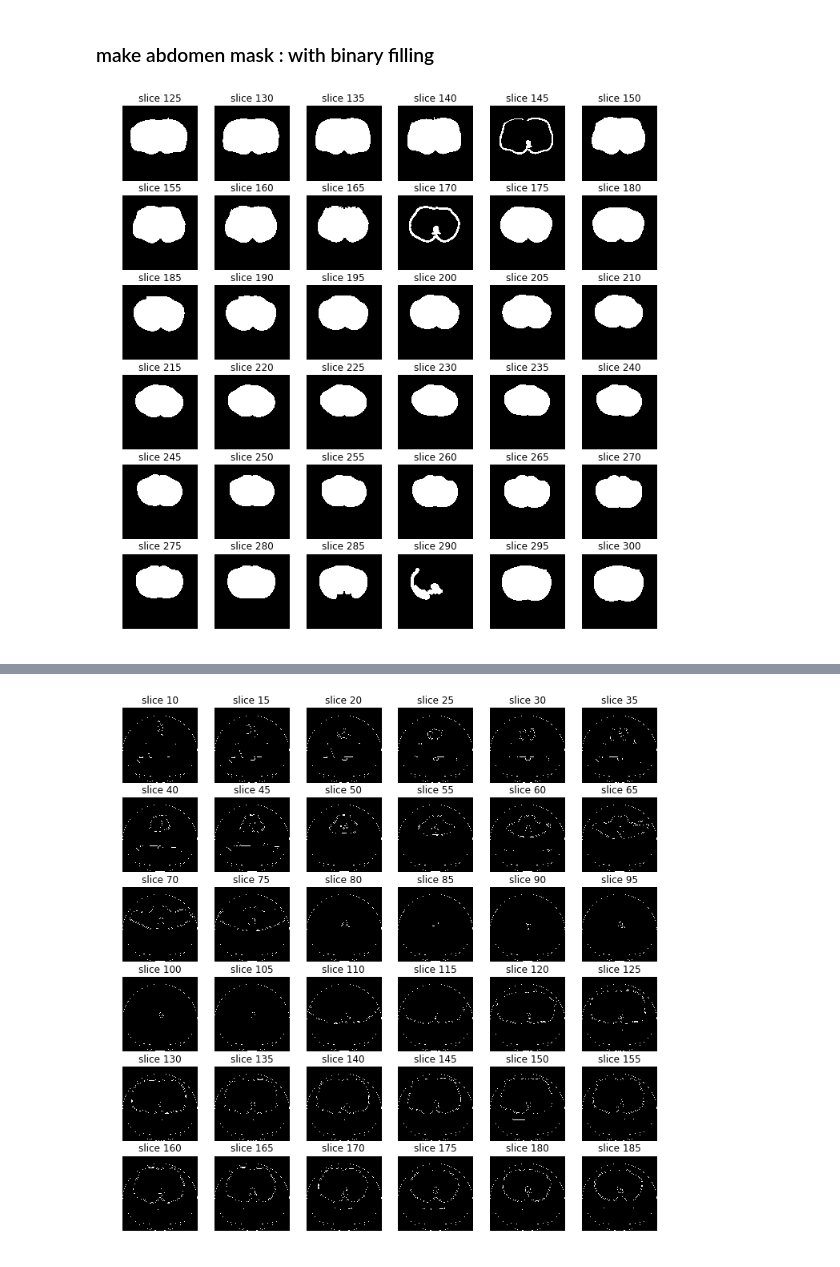
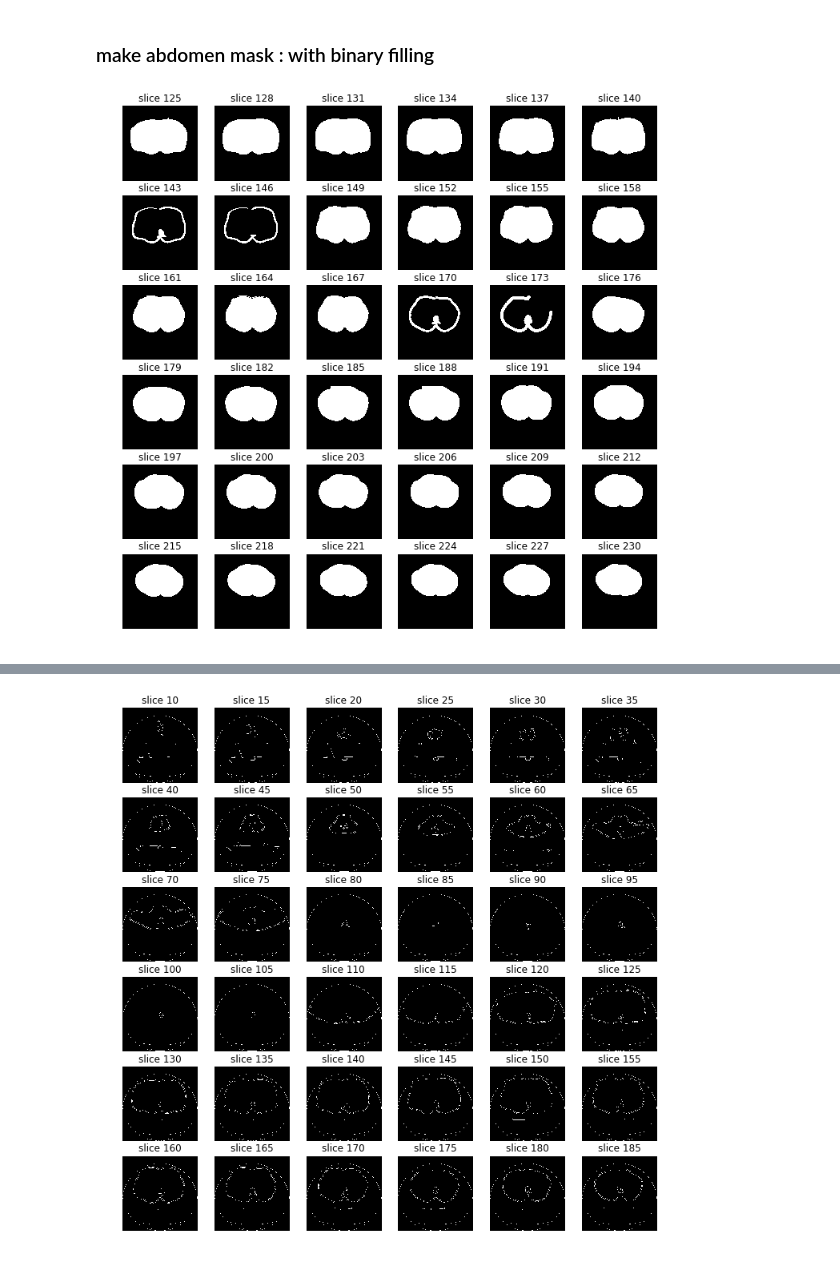
Before and after one commit to daegukdo/TIL, a Jupyter notebook: 05_side_project/01_dicom_with_point_cloud/00_dicom_image_processing_v3.ipynb, the cells around one changed output, grey strips where cells are left out. Saved outputs shown, nothing was run; the diff lists cells and outputs as text; code cells hidden in the pictures.

Commit message:
side project : dicom control practice edit example code (surface segmentation with edge detection based mask) ... optimization code v3

```diff
--- a/05_side_project/01_dicom_with_point_cloud/00_dicom_image_processing_v3.ipynb
+++ b/05_side_project/01_dicom_with_point_cloud/00_dicom_image_processing_v3.ipynb
@@ -166,20 +180,20 @@ sample_stack(CT_data_canny_dilated_diff)
 # %%
 from scipy import ndimage as ndi
 
 CT_abdomen_masks_canny_dilated_diff_bn_filling = []
 
 for i in range(num_of_dicom_data):
     bn_filling_tmp = ndi.binary_fill_holes(CT_data_canny_dilated_diff[i])
     label_objects, nb_labels = ndi.label(bn_filling_tmp)
     sizes = np.bincount(label_objects.ravel())
 
     sizes[0] = 0
     mask_sizes = sizes > (sizes.max() - 2000)
 
     abdomen_bn_filling_cleaned_tmp = mask_sizes[label_objects]
 
     CT_abdomen_masks_canny_dilated_diff_bn_filling.append(abdomen_bn_filling_cleaned_tmp)
 
-sample_stack(CT_abdomen_masks_canny_dilated_diff_bn_filling, start_with = 125)
+sample_stack(CT_abdomen_masks_canny_dilated_diff_bn_filling, start_with = 125, show_every=3)
 # %% [output]
-[figure, old version]
+[figure, new version]
```
Also changed, not shown: parts of 5 cells of this notebook, 1 other file.
